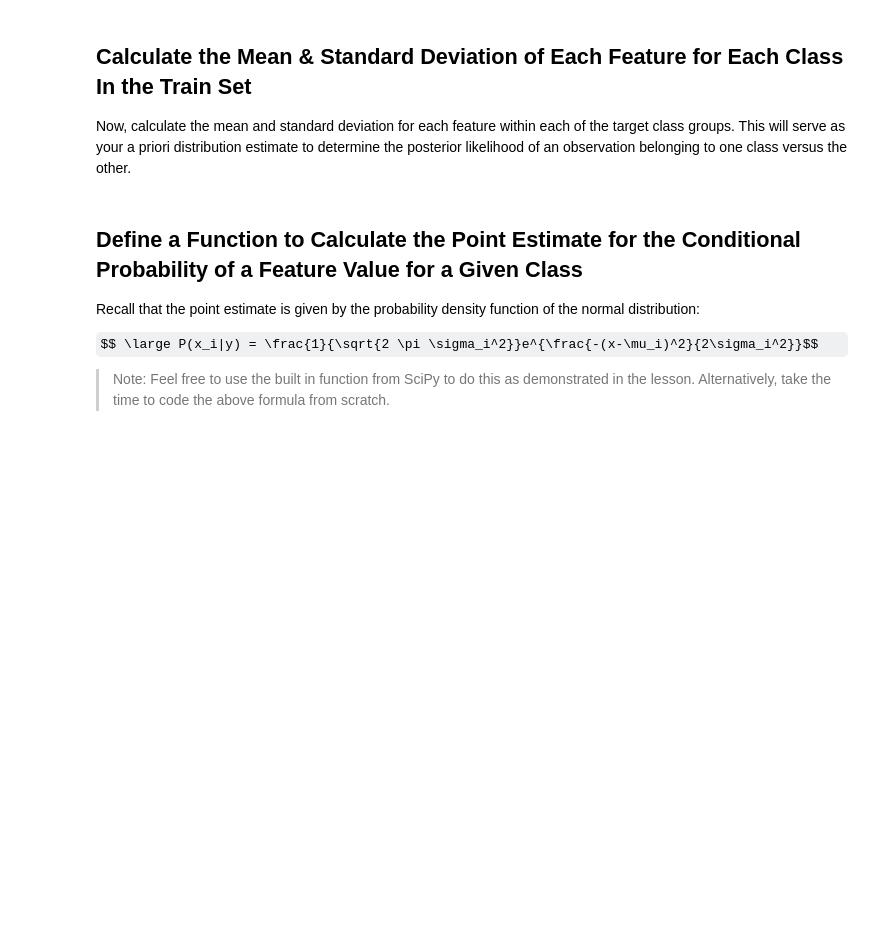
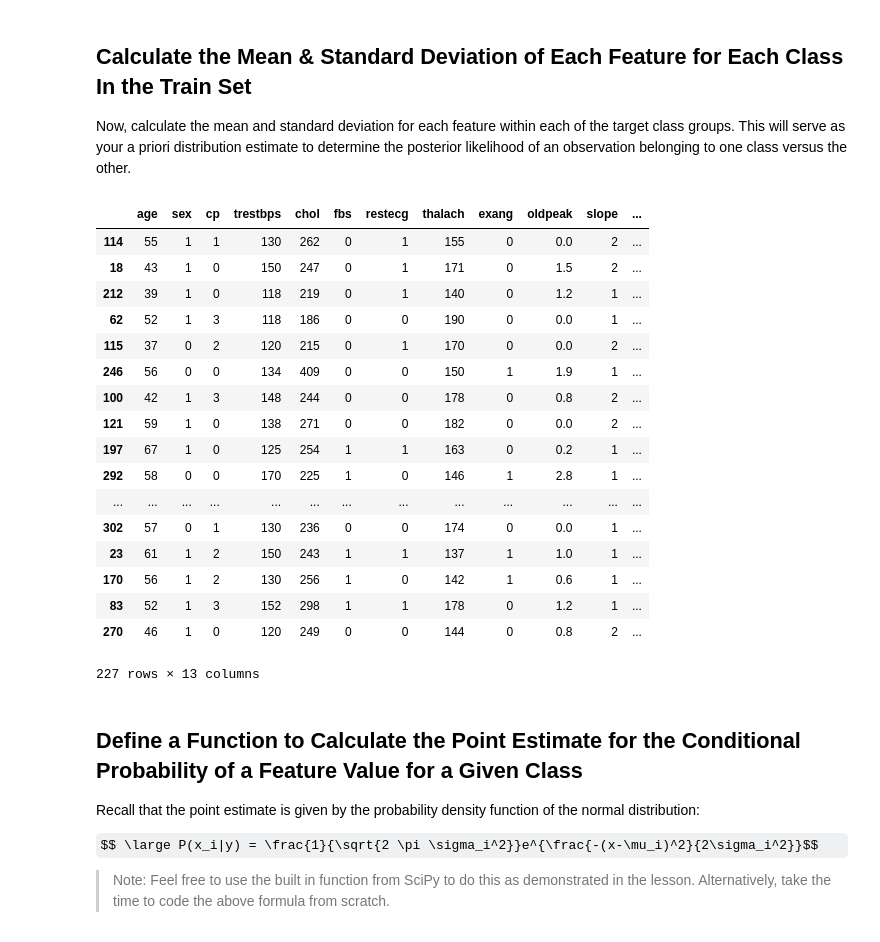
Before and after one commit to max-miller/dsc-gaussian-naive-bayes-lab-nyc-ds-career-042219, a Jupyter notebook: index.ipynb, the cells around one changed output. Drawn from its saved outputs; the diff is of its cells as text; code cells hidden in the pictures; some formulas as TeX source; blank space fills up the shorter version.

```diff
--- a/index.ipynb
+++ b/index.ipynb
@@ -52,6 +52,26 @@ Now, calculate the mean and standard deviation for each feature within each of t
 # %%
 #Your code here; calculate the mean and standard deviation for each feat
 #ure within each class for the training set
+x_train
+# %% [output]
+|  | age | sex | cp | trestbps | chol | fbs | restecg | thalach | exang | oldpeak | slope | ... |
+| 114 | 55 | 1 | 1 | 130 | 262 | 0 | 1 | 155 | 0 | 0.0 | 2 | ... |
+| 18 | 43 | 1 | 0 | 150 | 247 | 0 | 1 | 171 | 0 | 1.5 | 2 | ... |
+| 212 | 39 | 1 | 0 | 118 | 219 | 0 | 1 | 140 | 0 | 1.2 | 1 | ... |
+| 62 | 52 | 1 | 3 | 118 | 186 | 0 | 0 | 190 | 0 | 0.0 | 1 | ... |
+| 115 | 37 | 0 | 2 | 120 | 215 | 0 | 1 | 170 | 0 | 0.0 | 2 | ... |
+| 246 | 56 | 0 | 0 | 134 | 409 | 0 | 0 | 150 | 1 | 1.9 | 1 | ... |
+| 100 | 42 | 1 | 3 | 148 | 244 | 0 | 0 | 178 | 0 | 0.8 | 2 | ... |
+| 121 | 59 | 1 | 0 | 138 | 271 | 0 | 0 | 182 | 0 | 0.0 | 2 | ... |
+| 197 | 67 | 1 | 0 | 125 | 254 | 1 | 1 | 163 | 0 | 0.2 | 1 | ... |
+| 292 | 58 | 0 | 0 | 170 | 225 | 1 | 0 | 146 | 1 | 2.8 | 1 | ... |
+| ... | ... | ... | ... | ... | ... | ... | ... | ... | ... | ... | ... | ... |
+| 302 | 57 | 0 | 1 | 130 | 236 | 0 | 0 | 174 | 0 | 0.0 | 1 | ... |
+| 23 | 61 | 1 | 2 | 150 | 243 | 1 | 1 | 137 | 1 | 1.0 | 1 | ... |
+| 170 | 56 | 1 | 2 | 130 | 256 | 1 | 0 | 142 | 1 | 0.6 | 1 | ... |
+| 83 | 52 | 1 | 3 | 152 | 298 | 1 | 1 | 178 | 0 | 1.2 | 1 | ... |
+| 270 | 46 | 1 | 0 | 120 | 249 | 0 | 0 | 144 | 0 | 0.8 | 2 | ... |
+227 rows × 13 columns
 # %% [markdown]
 ## Define a Function to Calculate the Point Estimate for the Conditional Probability of a Feature Value for a Given Class
 
```
